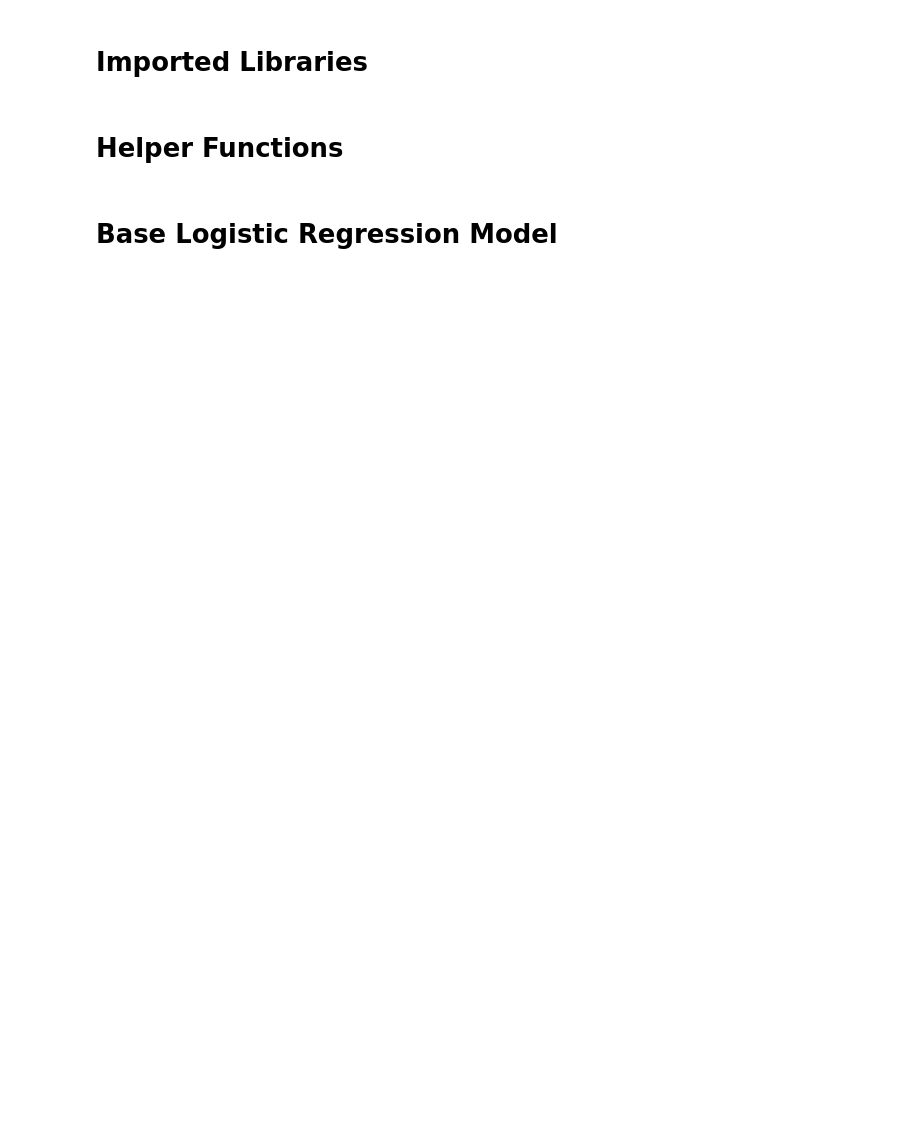
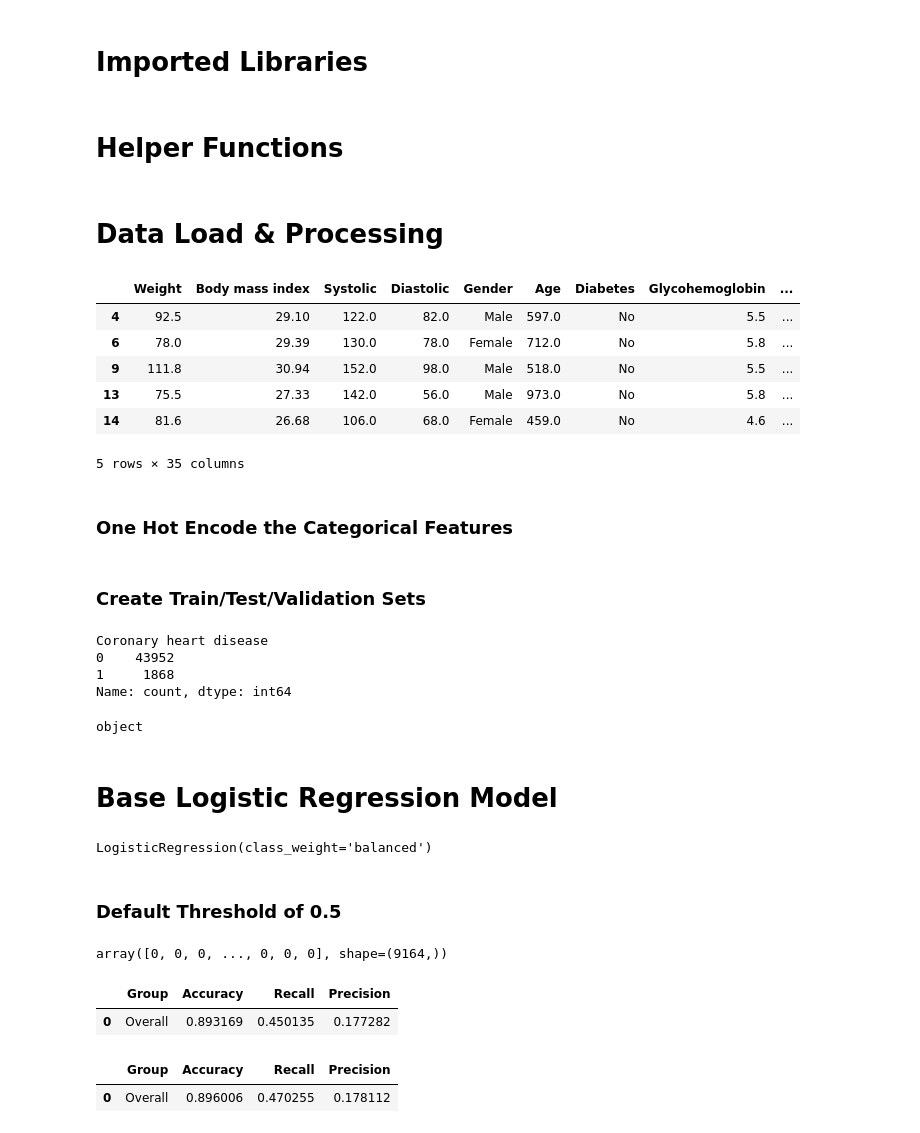
Before and after one commit to patsals/CHD-adversarial-nn, a Jupyter notebook: LRModel.ipynb, the cells around one changed output. Cells and saved outputs as stored; diff of their text form; code cells hidden in the pictures; blank space fills up the shorter version.

```diff
--- a/LRModel.ipynb
+++ b/LRModel.ipynb
@@ -66,0 +88,15 @@ def model_assessment(input, predictions, actuals):
+# %% [markdown]
+# Data Load & Processing
+# %%
+df = pd.read_parquet('data/nhanes_data_processed.parquet')
+df.head()
+# %% [output]
+|  | Weight | Body mass index | Systolic | Diastolic | Gender | Age | Diabetes | Glycohemoglobin | ... |
+| 4 | 92.5 | 29.10 | 122.0 | 82.0 | Male | 597.0 | No | 5.5 | ... |
+| 6 | 78.0 | 29.39 | 130.0 | 78.0 | Female | 712.0 | No | 5.8 | ... |
+| 9 | 111.8 | 30.94 | 152.0 | 98.0 | Male | 518.0 | No | 5.5 | ... |
+| 13 | 75.5 | 27.33 | 142.0 | 56.0 | Male | 973.0 | No | 5.8 | ... |
+| 14 | 81.6 | 26.68 | 106.0 | 68.0 | Female | 459.0 | No | 4.6 | ... |
+5 rows × 35 columns
+# %% [markdown]
+### One Hot Encode the Categorical Features
@@ -66,0 +114,14 @@ def model_assessment(input, predictions, actuals):
+# %% [markdown]
+### Create Train/Test/Validation Sets
+# %%
+df['Coronary heart disease'].value_counts()
+# %% [output]
+Coronary heart disease
+0    43952
+1     1868
+Name: count, dtype: int64
+# %%
+print(df['Coronary heart disease'].dtype)
+df['Coronary heart disease'] = df['Coronary heart disease'].astype(int)
+# %% [output]
+object
@@ -71,0 +135,6 @@ log_reg = sklearn.linear_model.LogisticRegression()
+# %%
+log_reg.fit(X_train, y_train)
+# %% [output]
+LogisticRegression(class_weight='balanced')
+# %% [markdown]
+### Default Threshold of 0.5
@@ -71,0 +143,16 @@ log_reg = sklearn.linear_model.LogisticRegression()
+# %%
+y_pred
+# %% [output]
+array([0, 0, 0, ..., 0, 0, 0], shape=(9164,))
+# %%
+y_pred = log_reg.predict(X_test)
+model_assessment(X_test,y_pred, y_test)
+# %% [output]
+|  | Group | Accuracy | Recall | Precision |
+| 0 | Overall | 0.893169 | 0.450135 | 0.177282 |
+# %%
+y_pred_val = log_reg.predict(X_val)
+model_assessment(X_val,y_pred_val, y_val)
+# %% [output]
+|  | Group | Accuracy | Recall | Precision |
+| 0 | Overall | 0.896006 | 0.470255 | 0.178112 |
```
Also changed, not shown: parts of 19 cells of this notebook, 3 other files.
